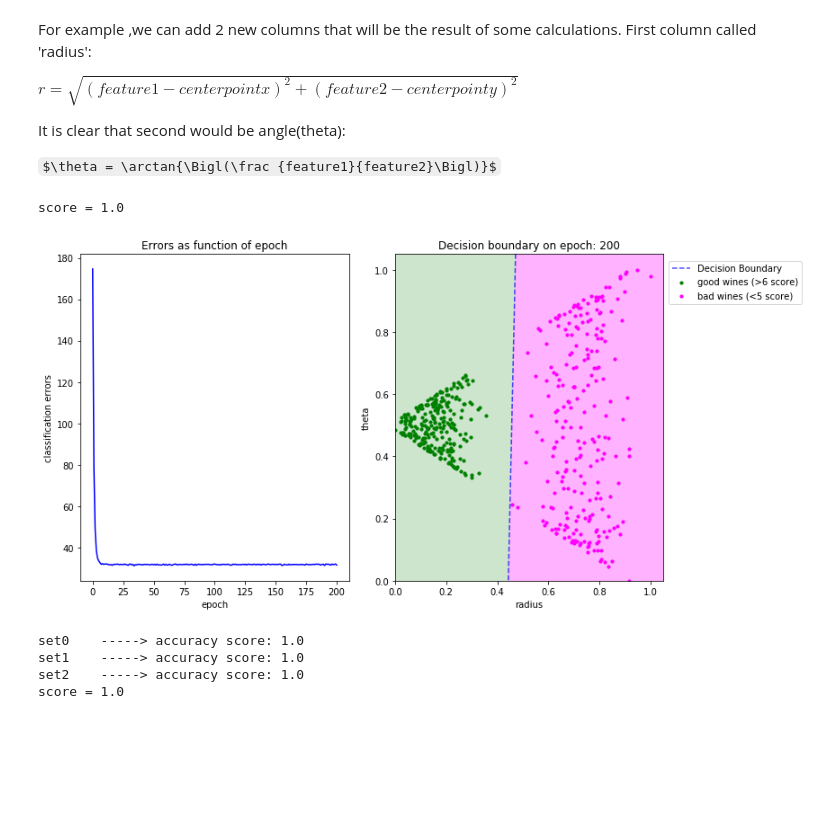
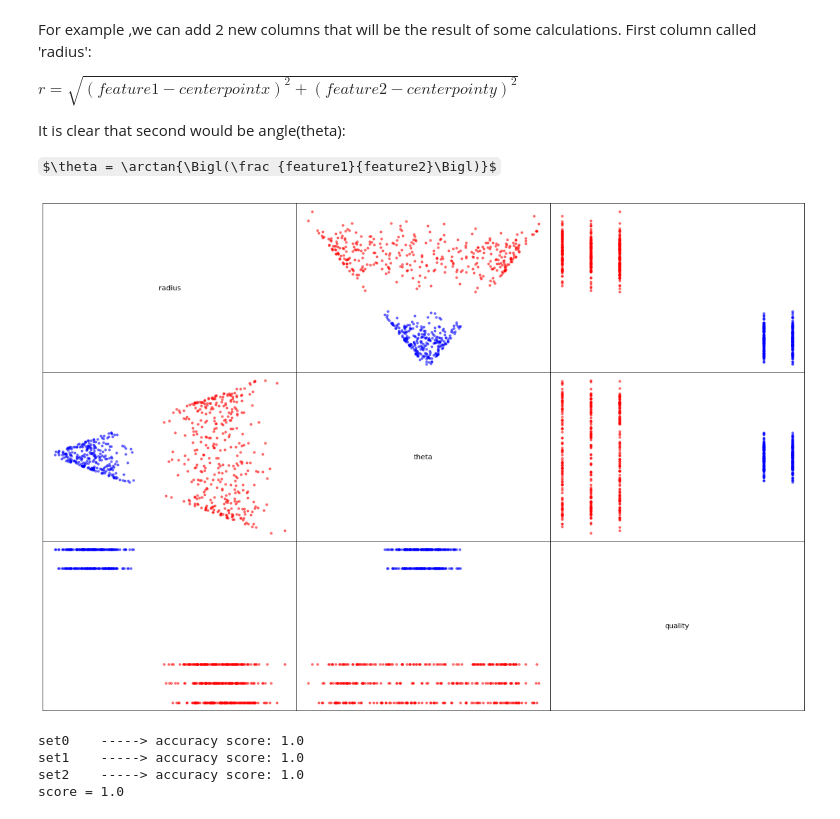
Before and after one commit to o4eredko/ft_sommelier, a Jupyter notebook: notebooks/sommelier_test1.ipynb, the cells around one changed output. Saved outputs shown, nothing was run; the diff lists cells and outputs as text; code cells hidden in the pictures; some formulas as TeX source; blank space fills up the shorter version.

```diff
--- a/notebooks/sommelier_test1.ipynb
+++ b/notebooks/sommelier_test1.ipynb
@@ -558,36 +553,36 @@ $\theta = \arctan{\Bigl(\frac {feature1}{feature2}\Bigl)}$
 # %%
 import math
 
 
-data = pd.read_csv("resources/Pan Galactic Gargle Blaster.csv", sep=';')
+data = pd.read_csv("Pan Galactic Gargle Blaster.csv", sep=';')
 data['radius'] = 0.0
 data['theta'] = 0.0
 cols = data.columns.tolist()
 cols = cols[:2] + cols[-2:] + cols[2:3]
 data = data[cols]
-bad_blasters = data.loc[data['quality'] <= 2]
+bad_blasters = data.loc[data['quality'] <= 3]
 new_x_0 = bad_blasters.iloc[:, 0].mean()
 new_y_0 = bad_blasters.iloc[:, 1].mean()
 for i in range(data.shape[0]):
     data.iat[i, 2] = math.sqrt((data.iat[i, 0] - new_x_0) ** 2 + (data.iat[i, 1] - new_y_0) ** 2)
     data.iat[i, 3] = math.atan(data.iat[i, 1] / data.iat[i, 0])
 
-data = data.loc[(data['quality'] >= 8) | (data['quality'] <= 2)]
+data = data.loc[(data['quality'] >= 8) | (data['quality'] <= 3)]
 data['binary_quality'] = data['quality'].map({8: 1, 2: -1, 9: 1, 1: -1})
 
 data.drop(data.columns[:2], axis=1, inplace=True)
-data.iloc[:, :2] = normalizing(data.iloc[:, :2])
+plot_scatter_matrix(data, 8, 3, save_plot=False)
+# data.iloc[:, :2] = normalizing(data.iloc[:, :2])
 
 
-train_data, test_data = train_test_split(data)
-performance = adaline_train(0.01, train_data.iloc[:, [0, 1, 3]], 200, mode='online')
-last_weights = [performance[-1][-1]]
-last_weights.extend(performance[-1][-2])
-print("score = " + str(accuracy_score(last_weights, test_data)))
-adaline_plot(performance, data.iloc[:, 0:3], 7, 4)
+# train_data, test_data = train_test_split(data)
+# performance = adaline_train(0.01, train_data.iloc[:, [0, 1, 3]], 200, mode='online')
+# last_weights = [performance[-1][-1]]
+# last_weights.extend(performance[-1][-2])
+# print("score = " + str(accuracy_score(last_weights, test_data)))
+# adaline_plot(performance, data.iloc[:, 0:3], 7, 4)
 # %% [output]
-score = 1.0
-[figure, old version]
+[figure, new version]
 # %%
 score = cross_validation(data.drop('quality', axis=1), adaline_train,
                          n_folds=3, n_epochs=0, method='online', l_rate=0.01)
```
Also changed, not shown: parts of 4 cells of this notebook.
